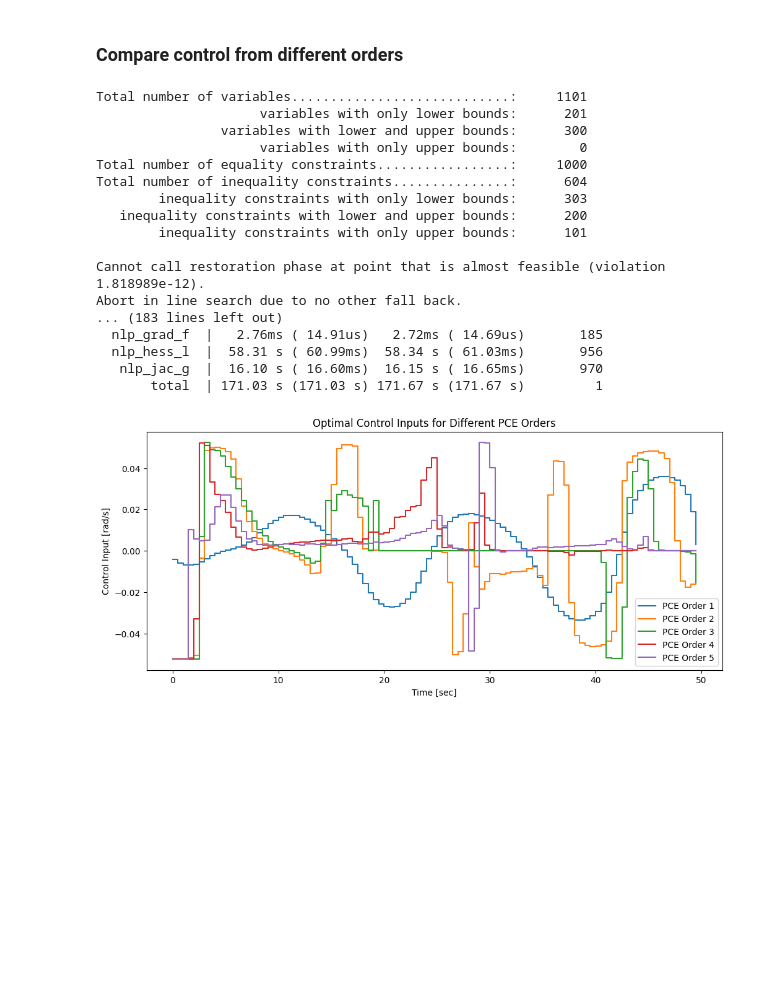
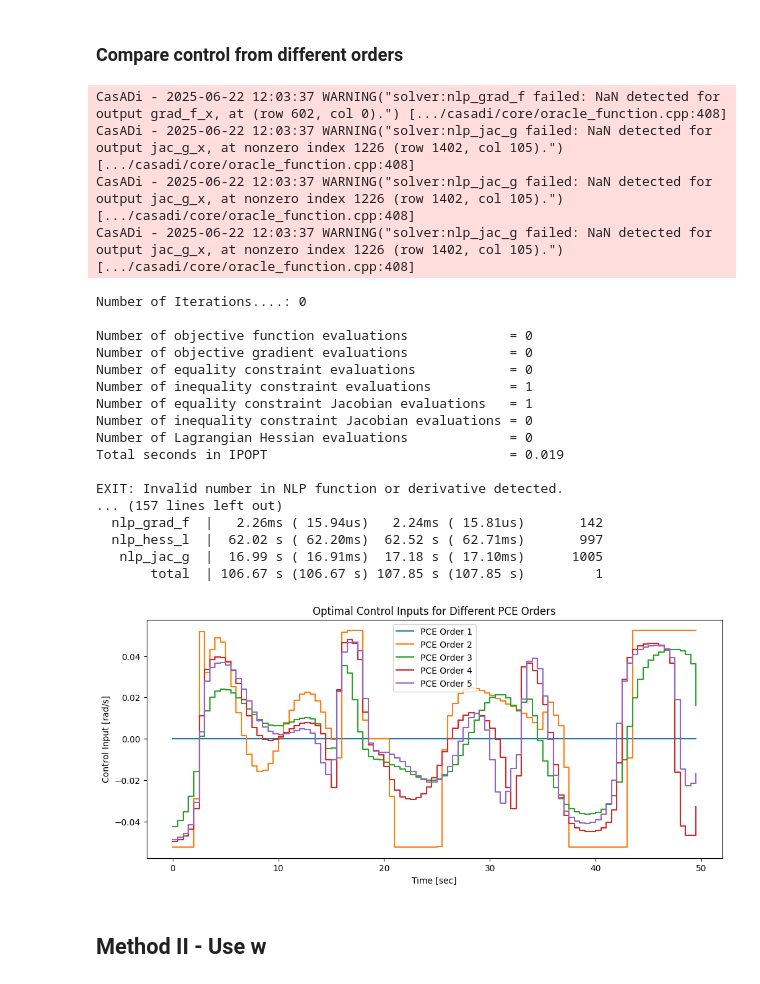
Before and after one commit to dmw1998/Case_Study_Log, a Jupyter notebook: trans_opti_to_nlp.ipynb, the cells around one changed output. Saved outputs shown, nothing was run; the diff lists cells and outputs as text; code cells hidden in the pictures; blank space fills up the shorter version.

```diff
--- a/trans_opti_to_nlp.ipynb
+++ b/trans_opti_to_nlp.ipynb
@@ -118,7 +120,7 @@ def generate_pce_basis_and_quadrature(pce_order, k_mean=1.0, k_std=0.25):
     weights_dm = DM(weights.reshape(1, -1))
     return nodes, weights, Psi_mat, weights_dm
 # %%
-def solve_ocp_multi_plane_min_h_pceaware(k_values: list[float], Psi: np.ndarray,
+def solve_ocp_multi_plane_max_J_pceaware(k_values: list[float], Psi: np.ndarray,
                                          lambda1: float = 10.0, lambda2: float = 5.0):
     '''
     PCE-aware OCP solver with stochastic constraints
@@ -407,47 +406,53 @@ Plane 5, min(h): 0.18
 ### Compare control from different orders
 # %%
 plt.figure(figsize=(12, 5))
-nodes1, weights1, Psi_mat1, weights_dm1 = generate_pce_basis_and_quadrature(pce_order=1, k_mean=0.5, k_std=0.1)
-res_pce1 = solve_ocp_multi_plane_min_h_pceaware(nodes1.tolist(), Psi_mat1, lambda1=1.0, lambda2=1.0)
+nodes1, weights1, Psi_mat1, weights_dm1 = generate_pce_basis_and_quadrature(pce_order=1)
+res_pce1 = solve_ocp_multi_plane_max_J_pceaware(nodes1.tolist(), Psi_mat1)
 plt.step([params.tf / params.nu * k for k in range(params.nu)], res_pce1[0][:params.nu], where='post', label='PCE Order 1')
 
-nodes2, weights2, Psi_mat2, weights_dm2 = generate_pce_basis_and_quadrature(pce_order=2, k_mean=1.5, k_std=0.3)
-res_pce2 = solve_ocp_multi_plane_min_h_pceaware(nodes2.tolist(), Psi_mat2, lambda1=1.0, lambda2=1.0)
+nodes2, weights2, Psi_mat2, weights_dm2 = generate_pce_basis_and_quadrature(pce_order=2)
+res_pce2 = solve_ocp_multi_plane_max_J_pceaware(nodes2.tolist(), Psi_mat2)
 plt.step([params.tf / params.nu * k for k in range(params.nu)], res_pce2[0][:params.nu], where='post', label='PCE Order 2')
 
-node3s, weights3, Psi_mat3, weights_dm3 = generate_pce_basis_and_quadrature(pce_order=3, k_mean=2.0, k_std=0.4)
-res_pce3 = solve_ocp_multi_plane_min_h_pceaware(node3s.tolist(), Psi_mat3, lambda1=1.0, lambda2=1.0)
+node3s, weights3, Psi_mat3, weights_dm3 = generate_pce_basis_and_quadrature(pce_order=3)
+res_pce3 = solve_ocp_multi_plane_max_J_pceaware(node3s.tolist(), Psi_mat3)
 plt.step([params.tf / params.nu * k for k in range(params.nu)], res_pce3[0][:params.nu], where='post', label='PCE Order 3')
 
-nodes4, weights4, Psi_mat4, weights_dm4 = generate_pce_basis_and_quadrature(pce_order=4, k_mean=2.5, k_std=0.5)
-res_pce4 = solve_ocp_multi_plane_min_h_pceaware(nodes4.tolist(), Psi_mat4, lambda1=1.0, lambda2=1.0)
+nodes4, weights4, Psi_mat4, weights_dm4 = generate_pce_basis_and_quadrature(pce_order=4)
+res_pce4 = solve_ocp_multi_plane_max_J_pceaware(nodes4.tolist(), Psi_mat4)
 plt.step([params.tf / params.nu * k for k in range(params.nu)], res_pce4[0][:params.nu], where='post', label='PCE Order 4')
 
-nodes5, weights5, Psi_mat5, weights_dm5 = generate_pce_basis_and_quadrature(pce_order=5, k_mean=3.0, k_std=0.6)
-res_pce5 = solve_ocp_multi_plane_min_h_pceaware(nodes5.tolist(), Psi_mat5, lambda1=1.0, lambda2=1.0)
+nodes5, weights5, Psi_mat5, weights_dm5 = generate_pce_basis_and_quadrature(pce_order=5)
+res_pce5 = solve_ocp_multi_plane_max_J_pceaware(nodes5.tolist(), Psi_mat5)
 plt.step([params.tf / params.nu * k for k in range(params.nu)], res_pce5[0][:params.nu], where='post', label='PCE Order 5')
 
 plt.xlabel('Time [sec]')
 plt.ylabel('Control Input [rad/s]')
 plt.title('Optimal Control Inputs for Different PCE Orders')
 plt.legend()
 plt.show()
 # %% [output]
-Total number of variables............................:     1101
-                     variables with only lower bounds:      201
-                variables with lower and upper bounds:      300
-                     variables with only upper bounds:        0
-Total number of equality constraints.................:     1000
-Total number of inequality constraints...............:      604
-        inequality constraints with only lower bounds:      303
-   inequality constraints with lower and upper bounds:      200
-        inequality constraints with only upper bounds:      101
-
-Cannot call restoration phase at point that is almost feasible (violation 1.818989e-12).
-Abort in line search due to no other fall back.
-... (183 lines left out)
-  nlp_grad_f  |   2.76ms ( 14.91us)   2.72ms ( 14.69us)       185
-  nlp_hess_l  |  58.31 s ( 60.99ms)  58.34 s ( 61.03ms)       956
-   nlp_jac_g  |  16.10 s ( 16.60ms)  16.15 s ( 16.65ms)       970
-       total  | 171.03 s (171.03 s) 171.67 s (171.67 s)         1
+CasADi - 2025-06-22 12:03:37 WARNING("solver:nlp_grad_f failed: NaN detected for output grad_f_x, at (row 602, col 0).") [.../casadi/core/oracle_function.cpp:408]
+CasADi - 2025-06-22 12:03:37 WARNING("solver:nlp_jac_g failed: NaN detected for output jac_g_x, at nonzero index 1226 (row 1402, col 105).") [.../casadi/core/oracle_function.cpp:408]
+CasADi - 2025-06-22 12:03:37 WARNING("solver:nlp_jac_g failed: NaN detected for output jac_g_x, at nonzero index 1226 (row 1402, col 105).") [.../casadi/core/oracle_function.cpp:408]
+CasADi - 2025-06-22 12:03:37 WARNING("solver:nlp_jac_g failed: NaN detected for output jac_g_x, at nonzero index 1226 (row 1402, col 105).") [.../casadi/core/oracle_function.cpp:408]
+Number of Iterations....: 0
+
+Number of objective function evaluations             = 0
+Number of objective gradient evaluations             = 0
+Number of equality constraint evaluations            = 0
+Number of inequality constraint evaluations          = 1
+Number of equality constraint Jacobian evaluations   = 1
+Number of inequality constraint Jacobian evaluations = 0
+Number of Lagrangian Hessian evaluations             = 0
+Total seconds in IPOPT                               = 0.019
+
+EXIT: Invalid number in NLP function or derivative detected.
+... (157 lines left out)
+  nlp_grad_f  |   2.26ms ( 15.94us)   2.24ms ( 15.81us)       142
+  nlp_hess_l  |  62.02 s ( 62.20ms)  62.52 s ( 62.71ms)       997
+   nlp_jac_g  |  16.99 s ( 16.91ms)  17.18 s ( 17.10ms)      1005
+       total  | 106.67 s (106.67 s) 107.85 s (107.85 s)         1
-[figure, old version]
+[figure, new version]
+# %% [markdown]
+## Method II - Use w
```
Also changed, not shown: parts of 4 cells of this notebook.
